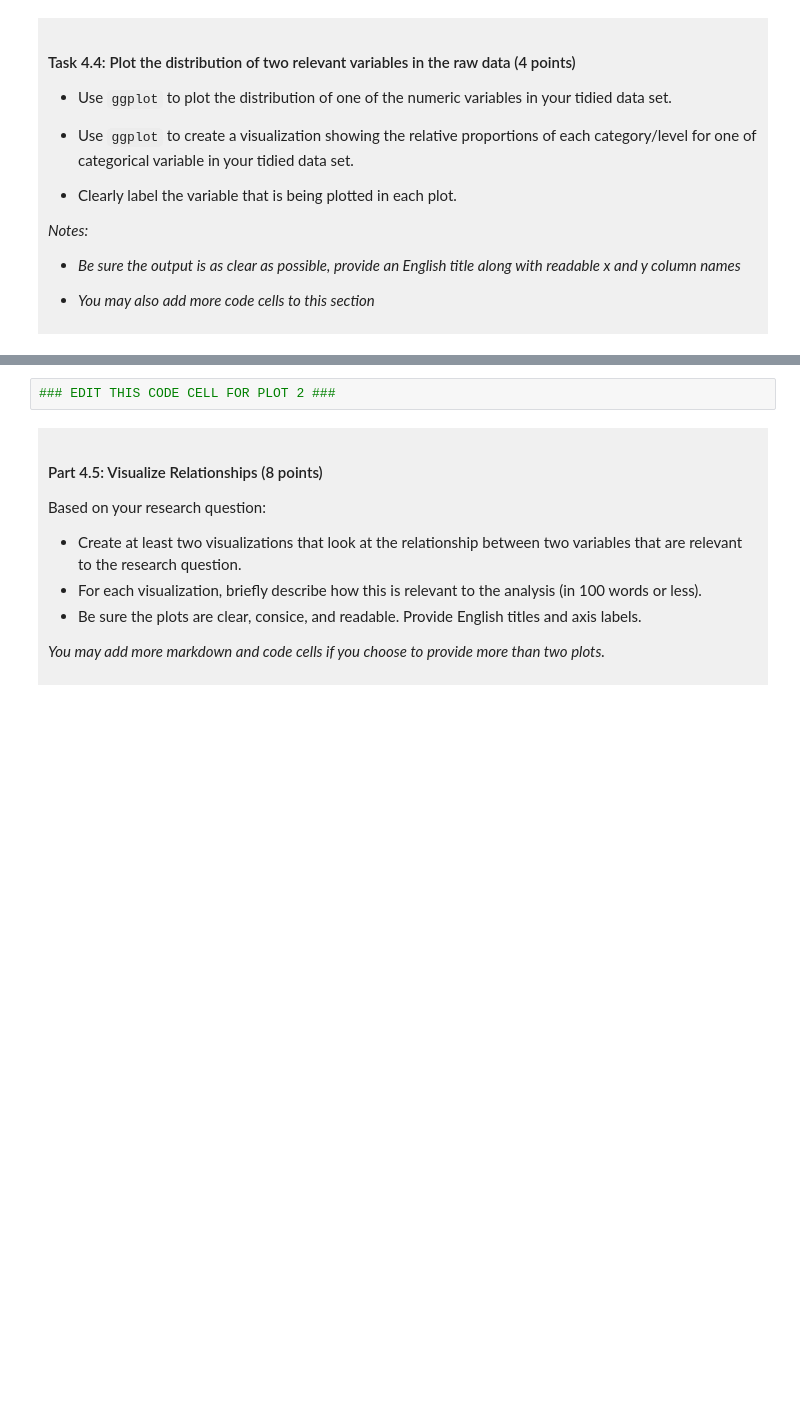
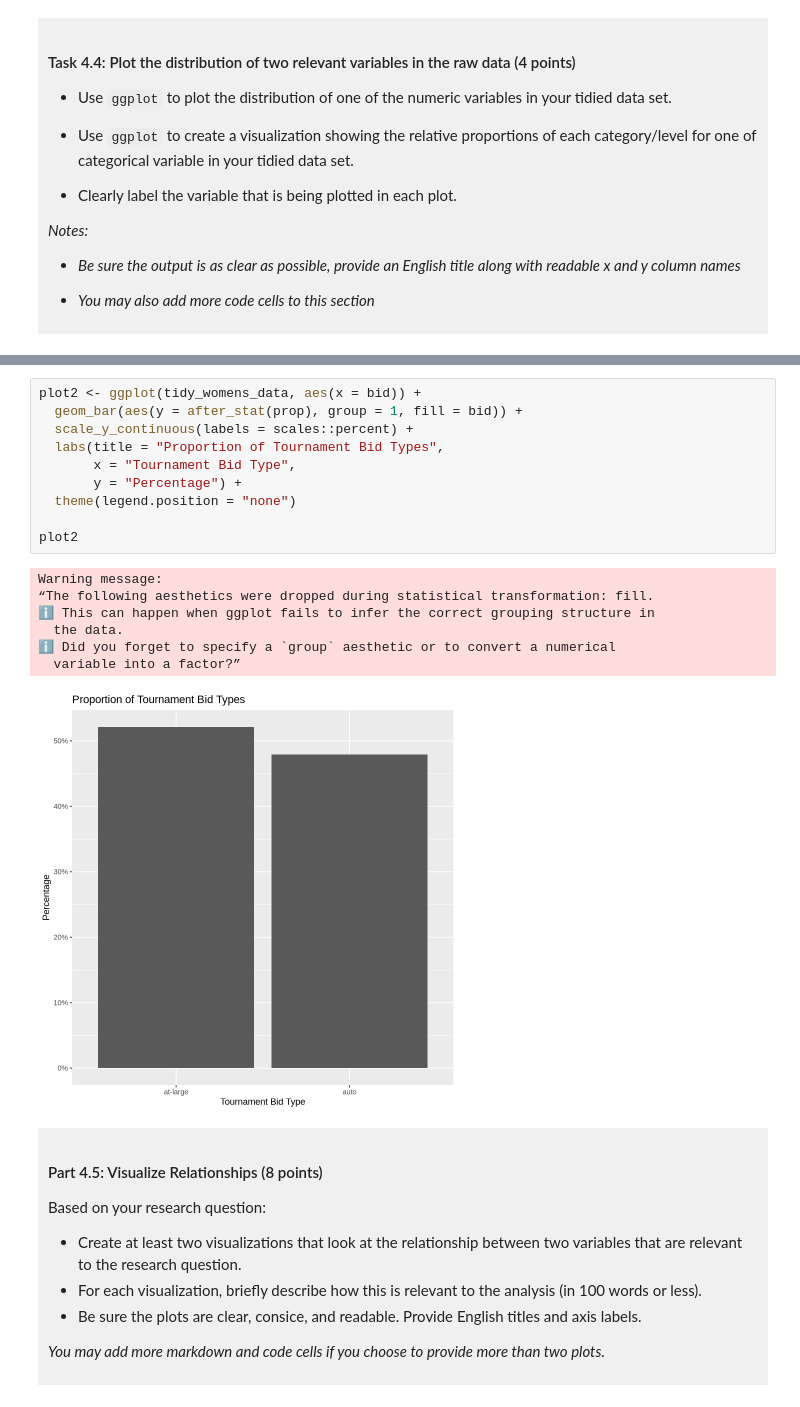
Before and after one commit to ss0903ubc/dsci-100-project-sia-shin, a Jupyter notebook: dsci-100-project-notebook.ipynb, the cells around one changed output, grey strips where cells are left out. Cells and saved outputs as stored; diff of their text form; blank space fills up the shorter version.

```diff
--- a/dsci-100-project-notebook.ipynb
+++ b/dsci-100-project-notebook.ipynb
@@ -304,5 +349,21 @@ You will refine your research question (if needed) and produce a tidy data set.
 # %%
-### EDIT THIS CODE CELL FOR PLOT 2 ###
+plot2 <- ggplot(tidy_womens_data, aes(x = bid)) +
+  geom_bar(aes(y = after_stat(prop), group = 1, fill = bid)) +
+  scale_y_continuous(labels = scales::percent) +
+  labs(title = "Proportion of Tournament Bid Types",
+       x = "Tournament Bid Type",
+       y = "Percentage") +
+  theme(legend.position = "none")
+
+plot2
+# %% [output]
+Warning message:
+“The following aesthetics were dropped during statistical transformation: fill.
+ℹ This can happen when ggplot fails to infer the correct grouping structure in
+  the data.
+ℹ Did you forget to specify a `group` aesthetic or to convert a numerical
+  variable into a factor?”
+[figure, added]
 # %% [markdown]
 <div style="background-color: #f0f0f0; padding: 10px;">
 
```
Also changed, not shown: parts of 11 cells of this notebook.
